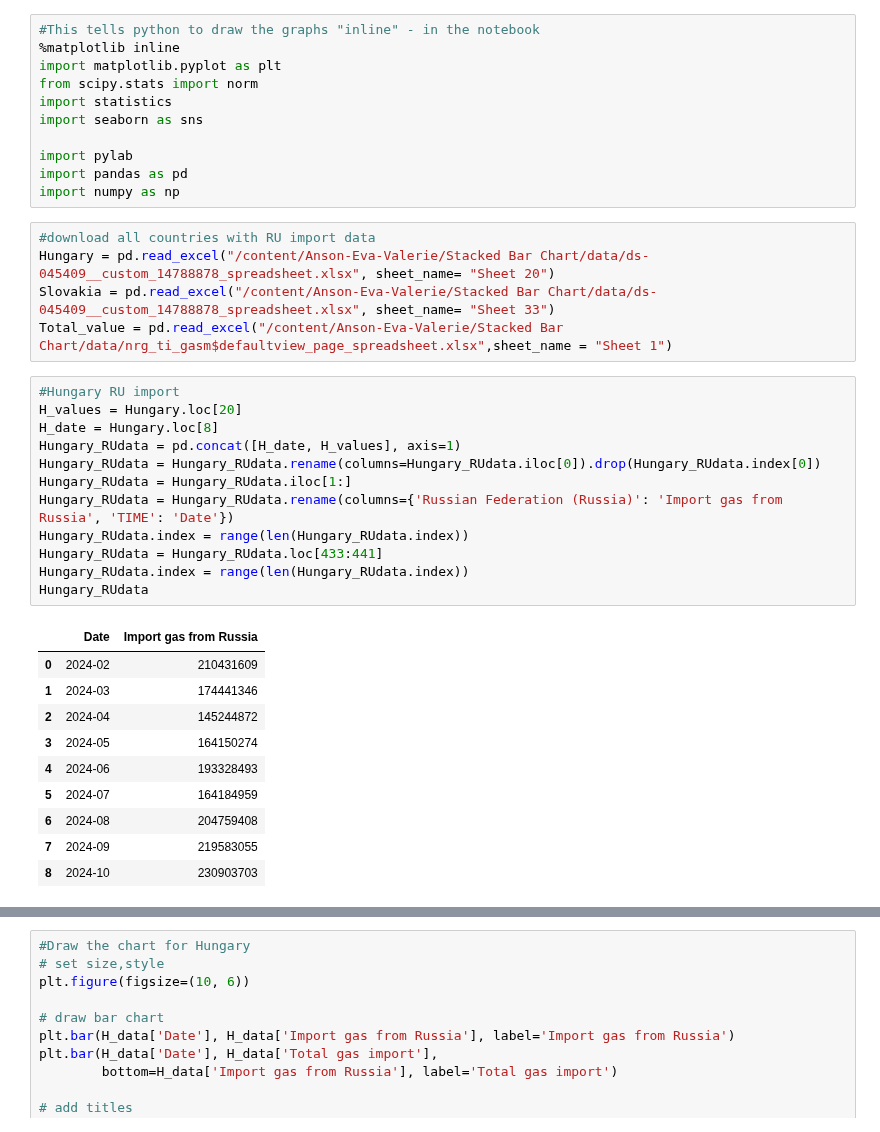
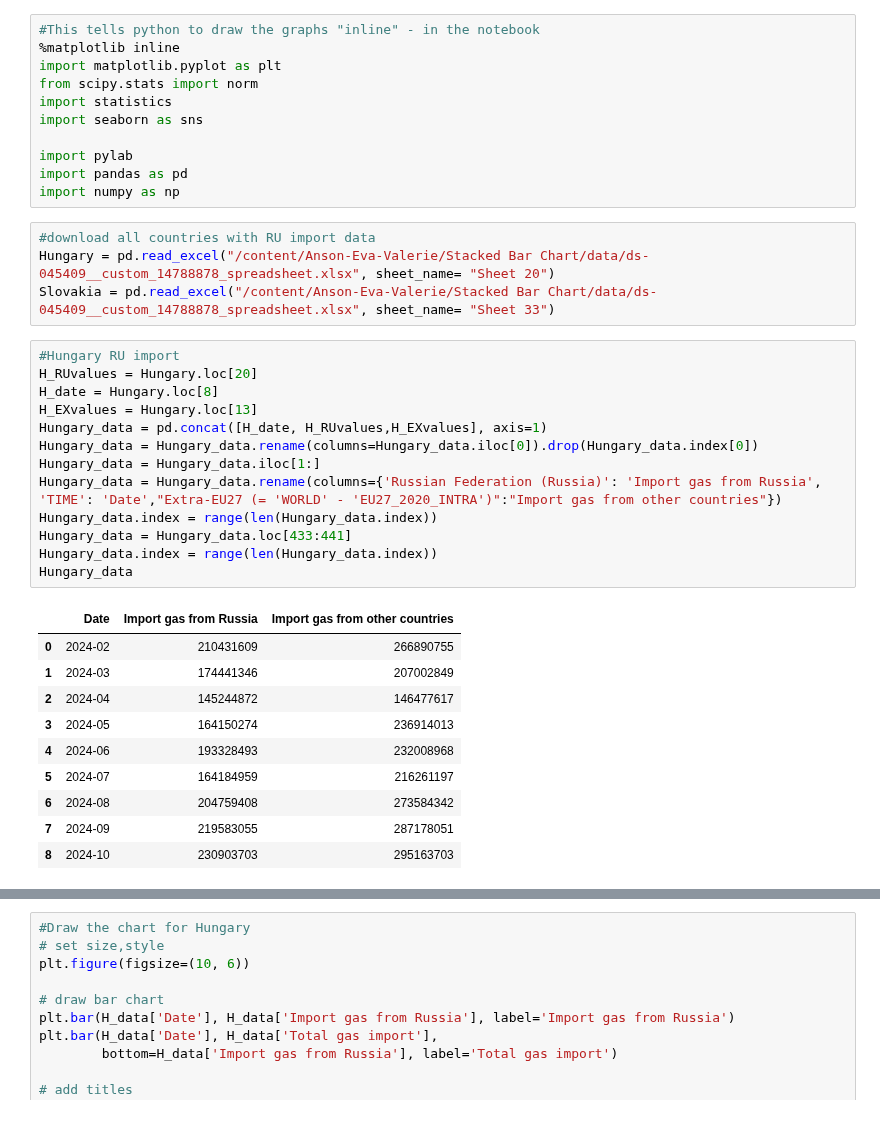
Before and after one commit to Anson422/Anson-Eva-Valerie, a Jupyter notebook: Stacked Bar Chart/EU_import_RU_gas.ipynb, the cells around one changed output, grey strips where cells are left out. Drawn from its saved outputs; the diff is of its cells as text.

```diff
--- a/Stacked Bar Chart/EU_import_RU_gas.ipynb
+++ b/Stacked Bar Chart/EU_import_RU_gas.ipynb
@@ -31,27 +24,27 @@ import numpy as np
 #download all countries with RU import data
 Hungary = pd.read_excel("/content/Anson-Eva-Valerie/Stacked Bar Chart/data/ds-045409__custom_14788878_spreadsheet.xlsx", sheet_name= "Sheet 20")
 Slovakia = pd.read_excel("/content/Anson-Eva-Valerie/Stacked Bar Chart/data/ds-045409__custom_14788878_spreadsheet.xlsx", sheet_name= "Sheet 33")
-Total_value = pd.read_excel("/content/Anson-Eva-Valerie/Stacked Bar Chart/data/nrg_ti_gasm$defaultview_page_spreadsheet.xlsx",sheet_name = "Sheet 1")
 # %%
 #Hungary RU import
-H_values = Hungary.loc[20]
+H_RUvalues = Hungary.loc[20]
 H_date = Hungary.loc[8]
-Hungary_RUdata = pd.concat([H_date, H_values], axis=1)
-Hungary_RUdata = Hungary_RUdata.rename(columns=Hungary_RUdata.iloc[0]).drop(Hungary_RUdata.index[0])
-Hungary_RUdata = Hungary_RUdata.iloc[1:]
-Hungary_RUdata = Hungary_RUdata.rename(columns={'Russian Federation (Russia)': 'Import gas from Russia', 'TIME': 'Date'})
-Hungary_RUdata.index = range(len(Hungary_RUdata.index))
-Hungary_RUdata = Hungary_RUdata.loc[433:441]
-Hungary_RUdata.index = range(len(Hungary_RUdata.index))
-Hungary_RUdata
+H_EXvalues = Hungary.loc[13]
+Hungary_data = pd.concat([H_date, H_RUvalues,H_EXvalues], axis=1)
+Hungary_data = Hungary_data.rename(columns=Hungary_data.iloc[0]).drop(Hungary_data.index[0])
+Hungary_data = Hungary_data.iloc[1:]
+Hungary_data = Hungary_data.rename(columns={'Russian Federation (Russia)': 'Import gas from Russia', 'TIME': 'Date',"Extra-EU27 (= 'WORLD' - 'EU27_2020_INTRA')":"Import gas from other countries"})
+Hungary_data.index = range(len(Hungary_data.index))
+Hungary_data = Hungary_data.loc[433:441]
+Hungary_data.index = range(len(Hungary_data.index))
+Hungary_data
 # %% [output]
-|  | Date | Import gas from Russia |
-| 0 | 2024-02 | 210431609 |
-| 1 | 2024-03 | 174441346 |
-| 2 | 2024-04 | 145244872 |
-| 3 | 2024-05 | 164150274 |
-| 4 | 2024-06 | 193328493 |
-| 5 | 2024-07 | 164184959 |
-| 6 | 2024-08 | 204759408 |
-| 7 | 2024-09 | 219583055 |
-| 8 | 2024-10 | 230903703 |
+|  | Date | Import gas from Russia | Import gas from other countries |
+| 0 | 2024-02 | 210431609 | 266890755 |
+| 1 | 2024-03 | 174441346 | 207002849 |
+| 2 | 2024-04 | 145244872 | 146477617 |
+| 3 | 2024-05 | 164150274 | 236914013 |
+| 4 | 2024-06 | 193328493 | 232008968 |
+| 5 | 2024-07 | 164184959 | 216261197 |
+| 6 | 2024-08 | 204759408 | 273584342 |
+| 7 | 2024-09 | 219583055 | 287178051 |
+| 8 | 2024-10 | 230903703 | 295163703 |
```
Also changed, not shown: parts of 3 cells of this notebook.
